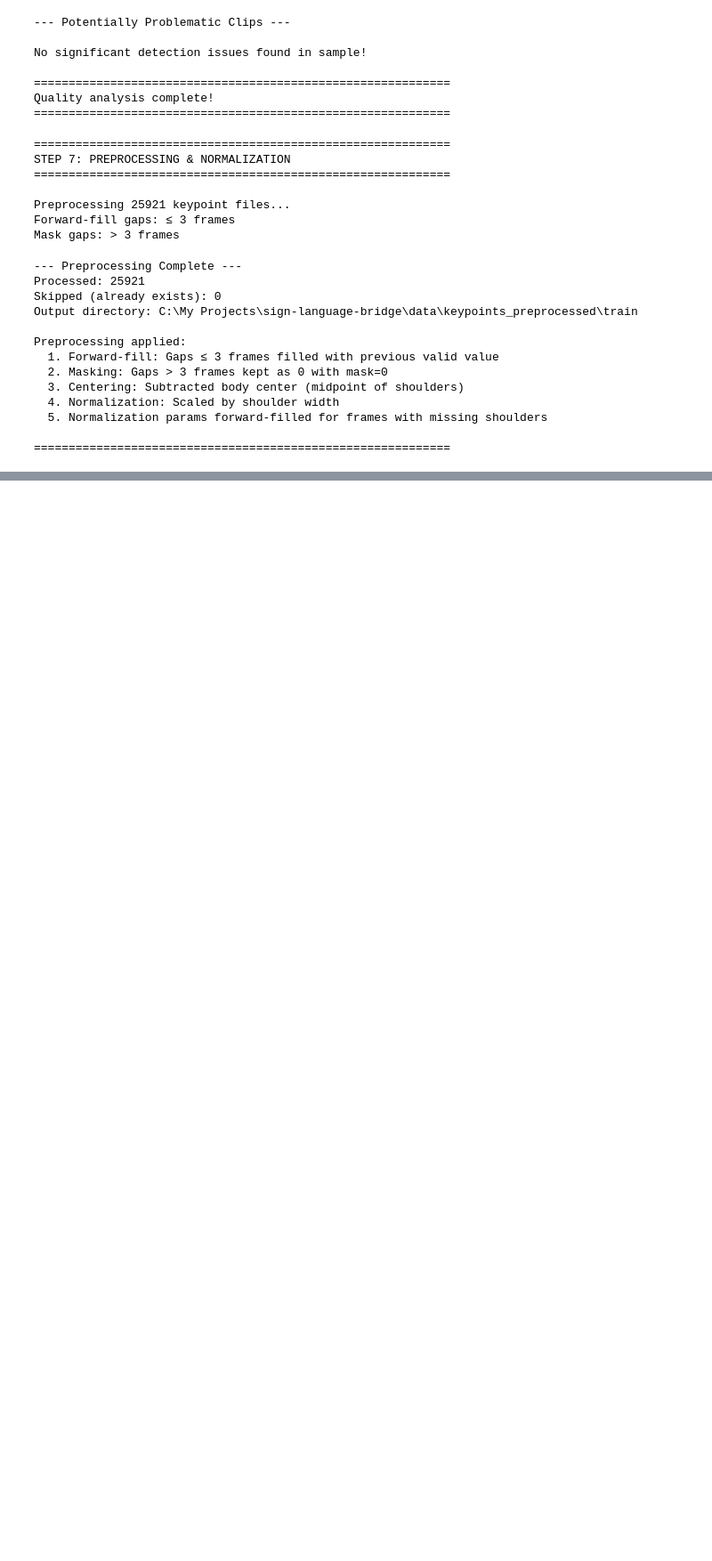
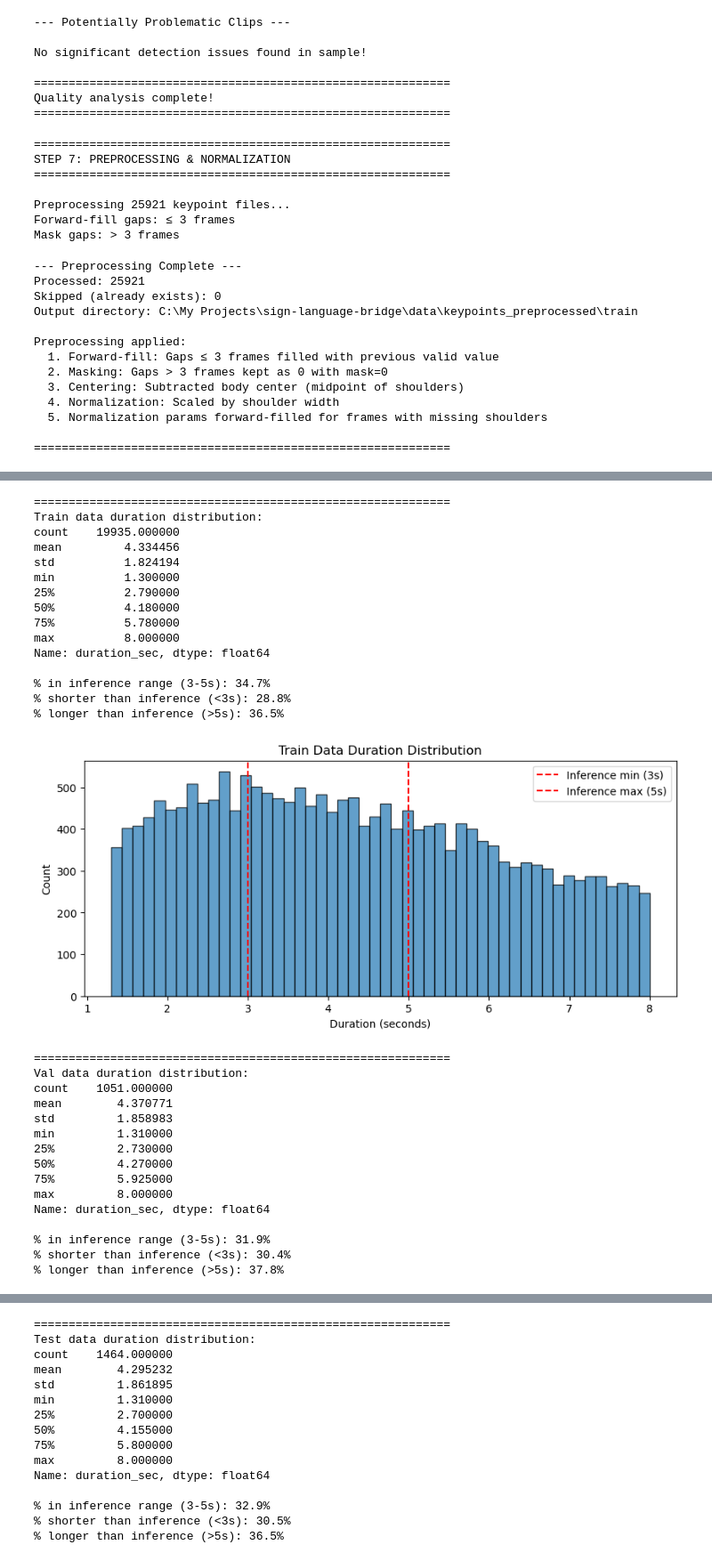
Before and after one commit to mamounyosef/sign-language-bridge, a Jupyter notebook: notebooks/01_dataset_exploration.ipynb, the cells around one changed output, grey strips where cells are left out. Shown at 89% size. Saved outputs shown, nothing was run; the diff lists cells and outputs as text; code cells hidden in the pictures; blank space fills up the shorter version.

```diff
--- a/notebooks/01_dataset_exploration.ipynb
+++ b/notebooks/01_dataset_exploration.ipynb
@@ -1329,0 +2444,59 @@ Preprocessing applied:
+# %%
+import pandas as pd
+import matplotlib.pyplot as plt
+from pathlib import Path
+sets = ['train', 'val', 'test']
+
+for split in sets:
+
+    df = pd.read_csv(Path('..') / 'data' / f'(final)_how2sign_{split}_filtered.csv', sep='\t')
+    df['duration_sec'] = df['END_REALIGNED'] - df['START_REALIGNED']
+
+    print('=' * 60)
+    print(f'{split.capitalize()} data duration distribution:')
+    print(df['duration_sec'].describe(percentiles=[0.25, 0.5, 0.75]))
+    print(f'\n% in inference range (3-5s): {((df["duration_sec"] >= 3) & (df["duration_sec"] <= 5)).sum() / len(df) * 100:.1f}%')
+    print(f'% shorter than inference (<3s): {(df["duration_sec"] < 3).sum() / len(df) * 100:.1f}%')
+    print(f'% longer than inference (>5s): {(df["duration_sec"] > 5).sum() / len(df) * 100:.1f}%')
+
+    plt.figure(figsize=(10, 4))
+    plt.hist(df['duration_sec'], bins=50, edgecolor='black', alpha=0.7)
+    plt.axvline(3, color='red', linestyle='--', label='Inference min (3s)')
+    plt.axvline(5, color='red', linestyle='--', label='Inference max (5s)')
+    plt.xlabel('Duration (seconds)')
+    plt.ylabel('Count')
+    plt.title(f'{split.capitalize()} Data Duration Distribution')
+    plt.legend()
+    plt.show()
+# %% [output]
+============================================================
+Train data duration distribution:
+count    19935.000000
+mean         4.334456
+std          1.824194
+min          1.300000
+25%          2.790000
+50%          4.180000
+75%          5.780000
+max          8.000000
+Name: duration_sec, dtype: float64
+
+% in inference range (3-5s): 34.7%
+% shorter than inference (<3s): 28.8%
+% longer than inference (>5s): 36.5%
+[figure, added]
+============================================================
+Val data duration distribution:
+count    1051.000000
+mean        4.370771
+std         1.858983
+min         1.310000
+25%         2.730000
+50%         4.270000
+75%         5.925000
+max         8.000000
+Name: duration_sec, dtype: float64
+
+% in inference range (3-5s): 31.9%
+% shorter than inference (<3s): 30.4%
+% longer than inference (>5s): 37.8%
@@ -1329,0 +2504,15 @@ Preprocessing applied:
+============================================================
+Test data duration distribution:
+count    1464.000000
+mean        4.295232
+std         1.861895
+min         1.310000
+25%         2.700000
+50%         4.155000
+75%         5.800000
+max         8.000000
+Name: duration_sec, dtype: float64
+
+% in inference range (3-5s): 32.9%
+% shorter than inference (<3s): 30.5%
+% longer than inference (>5s): 36.5%
```
Also changed, not shown: parts of 10 cells of this notebook, 15 other files.
